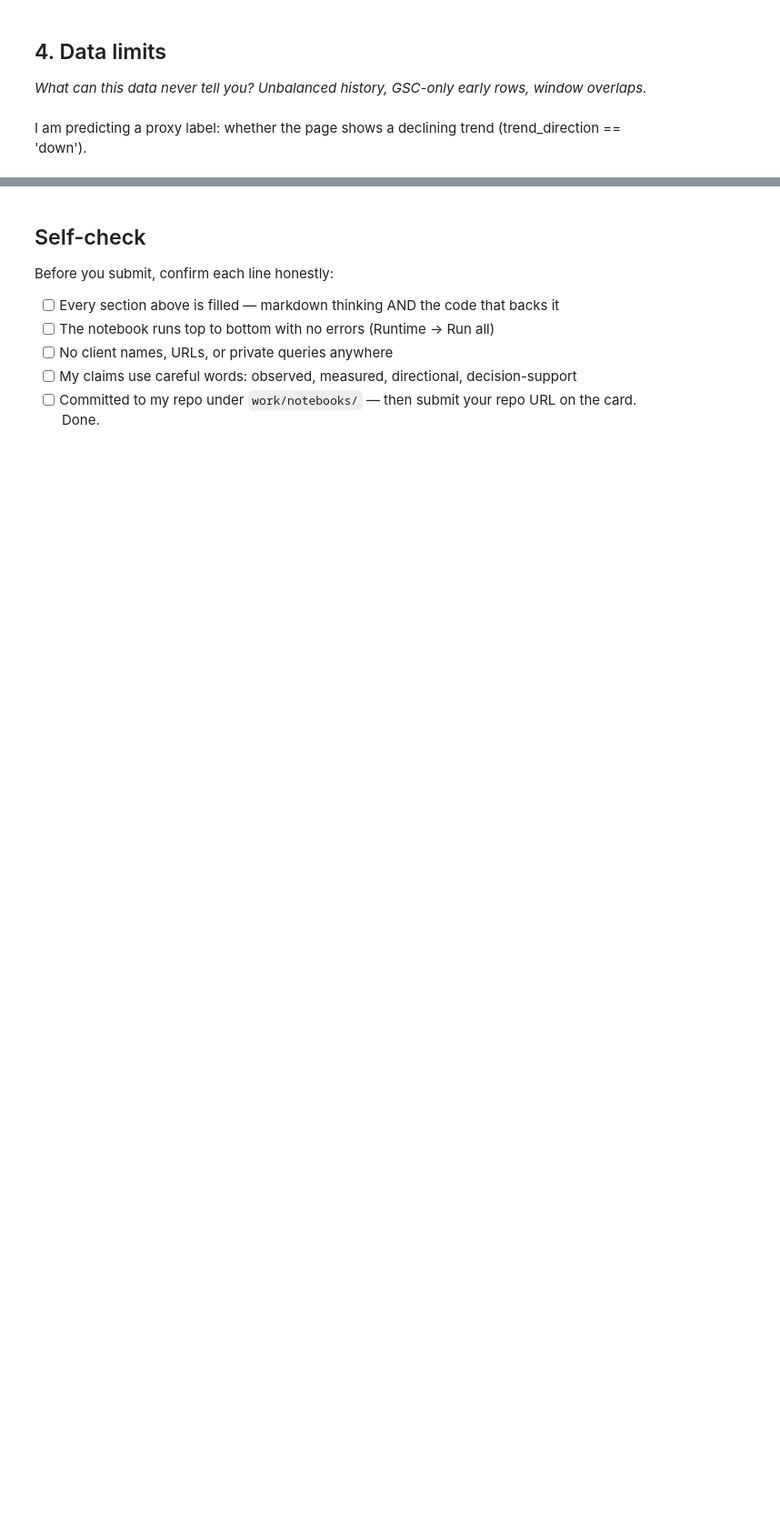
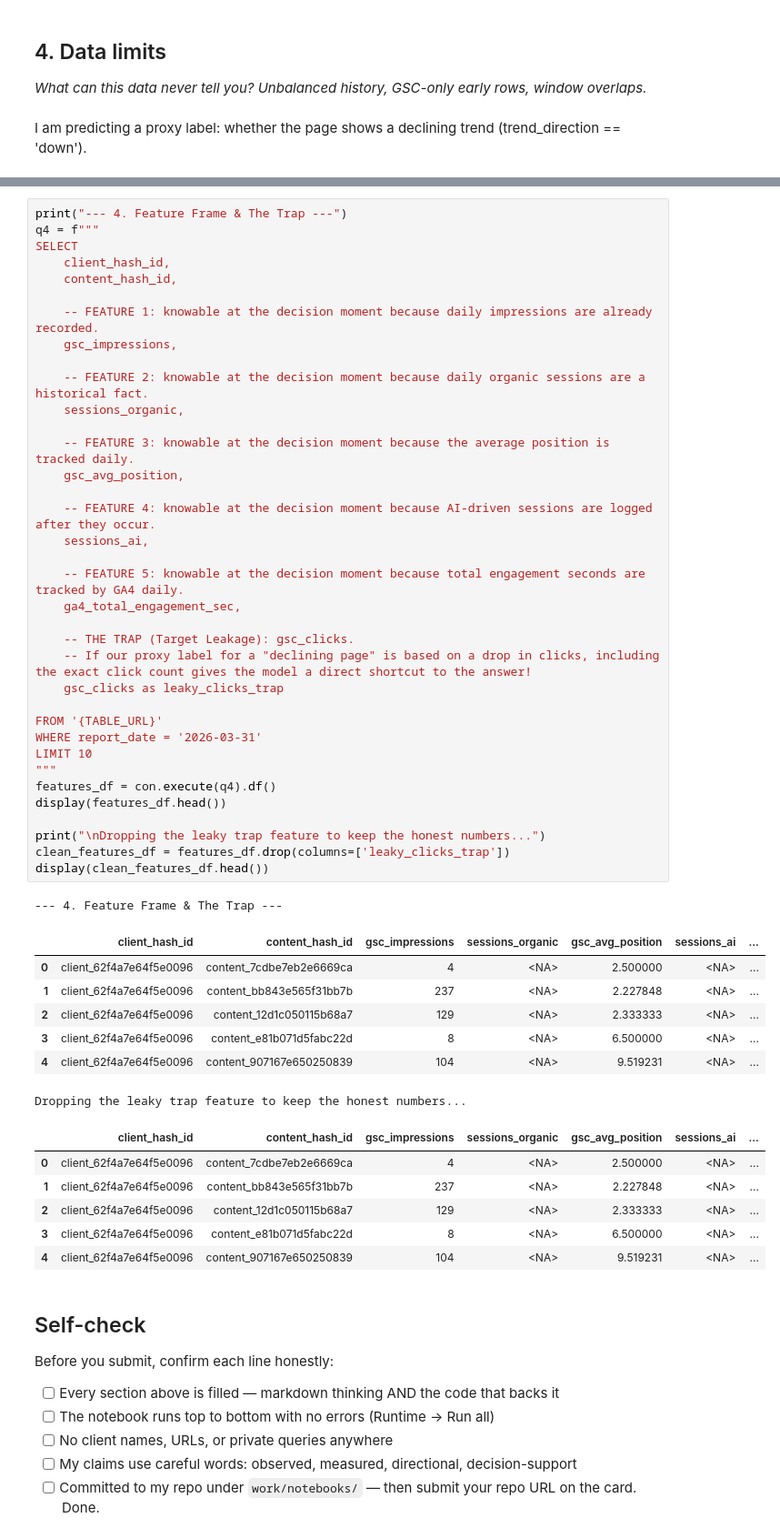
Before and after one commit to shahid-nawazai/flyrank-ml-internship-starter, a Jupyter notebook: work/notebooks/w03_data_contract.ipynb, the cells around one changed output, grey strips where cells are left out. Shown at 91% size. Drawn from its saved outputs; the diff is of its cells as text; blank space fills up the shorter version.

```diff
--- a/work/notebooks/w03_data_contract.ipynb
+++ b/work/notebooks/w03_data_contract.ipynb
@@ -33,3 +107,54 @@ I am predicting a proxy label: whether the page shows a declining trend (trend_d
+# %%
+print("--- 4. Feature Frame & The Trap ---")
+q4 = f"""
+SELECT
+    client_hash_id,
+    content_hash_id,
+
+    -- FEATURE 1: knowable at the decision moment because daily impressions are already recorded.
+    gsc_impressions,
+
+    -- FEATURE 2: knowable at the decision moment because daily organic sessions are a historical fact.
+    sessions_organic,
+
+    -- FEATURE 3: knowable at the decision moment because the average position is tracked daily.
+    gsc_avg_position,
+
+    -- FEATURE 4: knowable at the decision moment because AI-driven sessions are logged after they occur.
+    sessions_ai,
+
+    -- FEATURE 5: knowable at the decision moment because total engagement seconds are tracked by GA4 daily.
+    ga4_total_engagement_sec,
+
+    -- THE TRAP (Target Leakage): gsc_clicks.
+    -- If our proxy label for a "declining page" is based on a drop in clicks, including the exact click count gives the model a direct shortcut to the answer!
+    gsc_clicks as leaky_clicks_trap
+
+FROM '{TABLE_URL}'
+WHERE report_date = '2026-03-31'
+LIMIT 10
+"""
+features_df = con.execute(q4).df()
+display(features_df.head())
+
+print("\nDropping the leaky trap feature to keep the honest numbers...")
+clean_features_df = features_df.drop(columns=['leaky_clicks_trap'])
+display(clean_features_df.head())
+# %% [output]
+--- 4. Feature Frame & The Trap ---
+|  | client_hash_id | content_hash_id | gsc_impressions | sessions_organic | gsc_avg_position | sessions_ai | ... |
+| 0 | client_62f4a7e64f5e0096 | content_7cdbe7eb2e6669ca | 4 | <NA> | 2.500000 | <NA> | ... |
+| 1 | client_62f4a7e64f5e0096 | content_bb843e565f31bb7b | 237 | <NA> | 2.227848 | <NA> | ... |
+| 2 | client_62f4a7e64f5e0096 | content_12d1c050115b68a7 | 129 | <NA> | 2.333333 | <NA> | ... |
+| 3 | client_62f4a7e64f5e0096 | content_e81b071d5fabc22d | 8 | <NA> | 6.500000 | <NA> | ... |
+| 4 | client_62f4a7e64f5e0096 | content_907167e650250839 | 104 | <NA> | 9.519231 | <NA> | ... |
+Dropping the leaky trap feature to keep the honest numbers...
+|  | client_hash_id | content_hash_id | gsc_impressions | sessions_organic | gsc_avg_position | sessions_ai | ... |
+| 0 | client_62f4a7e64f5e0096 | content_7cdbe7eb2e6669ca | 4 | <NA> | 2.500000 | <NA> | ... |
+| 1 | client_62f4a7e64f5e0096 | content_bb843e565f31bb7b | 237 | <NA> | 2.227848 | <NA> | ... |
+| 2 | client_62f4a7e64f5e0096 | content_12d1c050115b68a7 | 129 | <NA> | 2.333333 | <NA> | ... |
+| 3 | client_62f4a7e64f5e0096 | content_e81b071d5fabc22d | 8 | <NA> | 6.500000 | <NA> | ... |
+| 4 | client_62f4a7e64f5e0096 | content_907167e650250839 | 104 | <NA> | 9.519231 | <NA> | ... |
 # %% [markdown]
 ## Self-check
 
```
Also changed, not shown: parts of 2 cells of this notebook.
